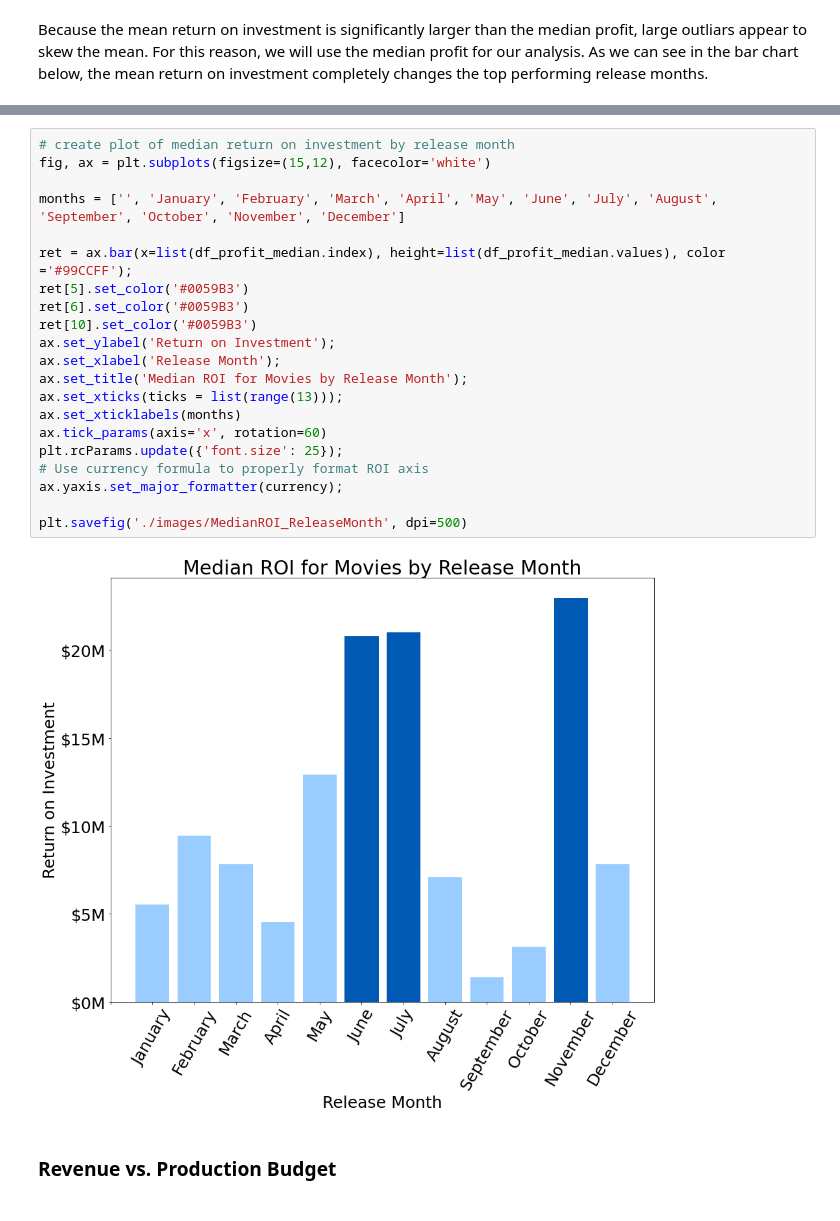
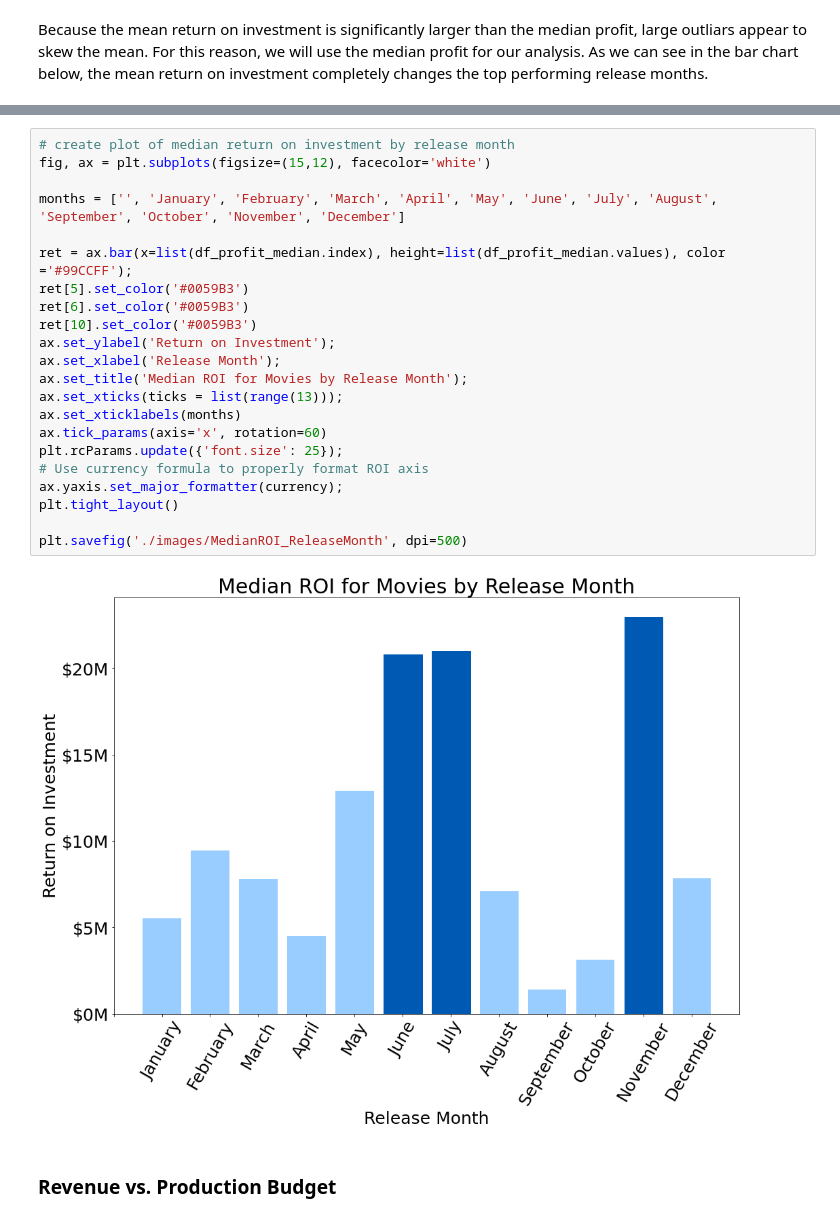
Before and after one commit to ThomasHChapman/p1_project, a Jupyter notebook: main_notebook.ipynb, the cells around one changed output, grey strips where cells are left out. Cells and saved outputs as stored; diff of their text form.

```diff
--- a/main_notebook.ipynb
+++ b/main_notebook.ipynb
@@ -599,26 +591,27 @@ plt.savefig('./images/MeanROI_ReleaseMonth', dpi=500)
 # %%
 # create plot of median return on investment by release month
 fig, ax = plt.subplots(figsize=(15,12), facecolor='white')
 
 months = ['', 'January', 'February', 'March', 'April', 'May', 'June', 'July', 'August', 'September', 'October', 'November', 'December']
 
 ret = ax.bar(x=list(df_profit_median.index), height=list(df_profit_median.values), color ='#99CCFF');
 ret[5].set_color('#0059B3')
 ret[6].set_color('#0059B3')
 ret[10].set_color('#0059B3')
 ax.set_ylabel('Return on Investment');
 ax.set_xlabel('Release Month');
 ax.set_title('Median ROI for Movies by Release Month');
 ax.set_xticks(ticks = list(range(13)));
 ax.set_xticklabels(months)
 ax.tick_params(axis='x', rotation=60)
 plt.rcParams.update({'font.size': 25});
 # Use currency formula to properly format ROI axis
 ax.yaxis.set_major_formatter(currency);
+plt.tight_layout()
 
 plt.savefig('./images/MedianROI_ReleaseMonth', dpi=500)
 # %% [output]
-[figure, old version]
+[figure, new version]
 # %% [markdown]
 ### Revenue vs. Production Budget
 # %%
```
Also changed, not shown: parts of 6 cells of this notebook, 14 other files.
